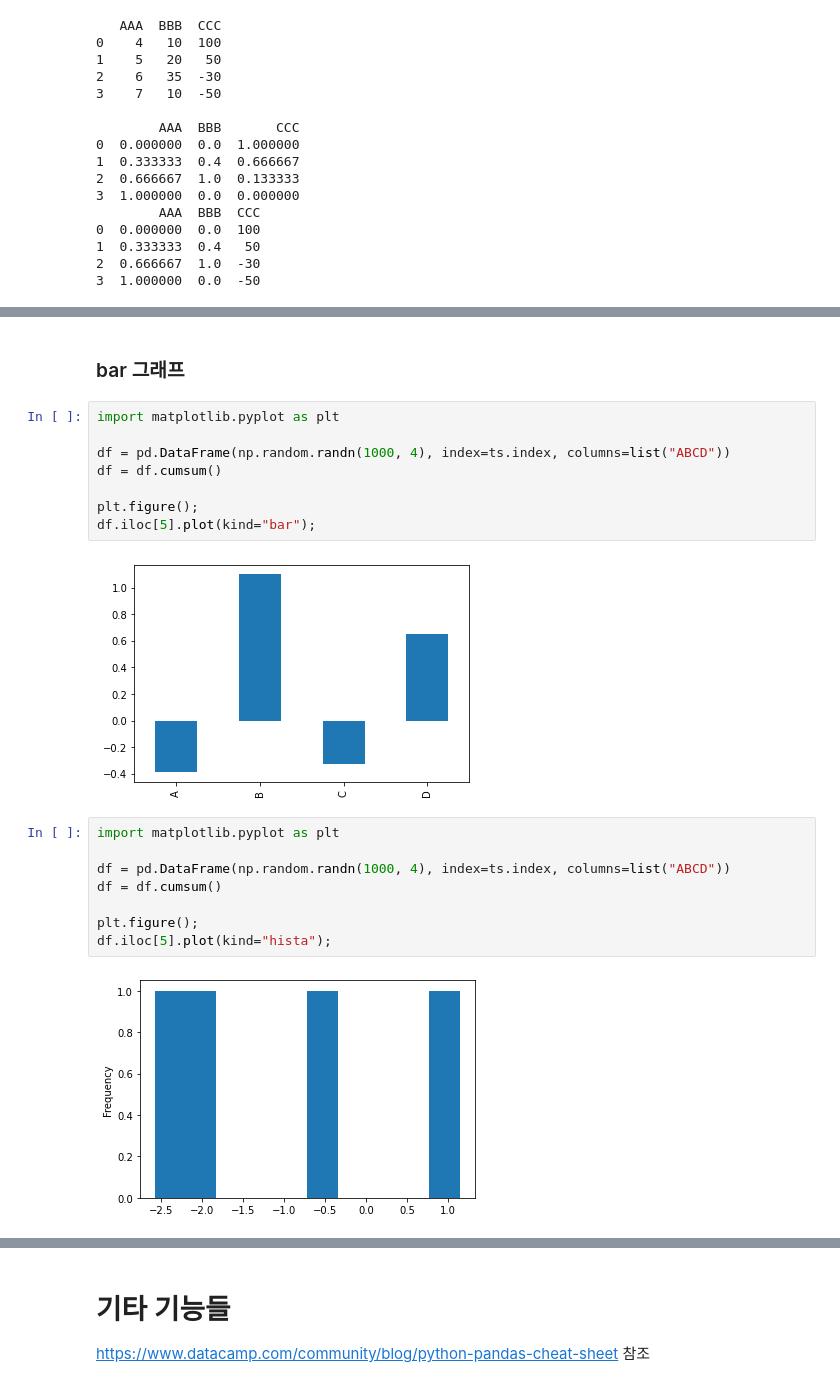
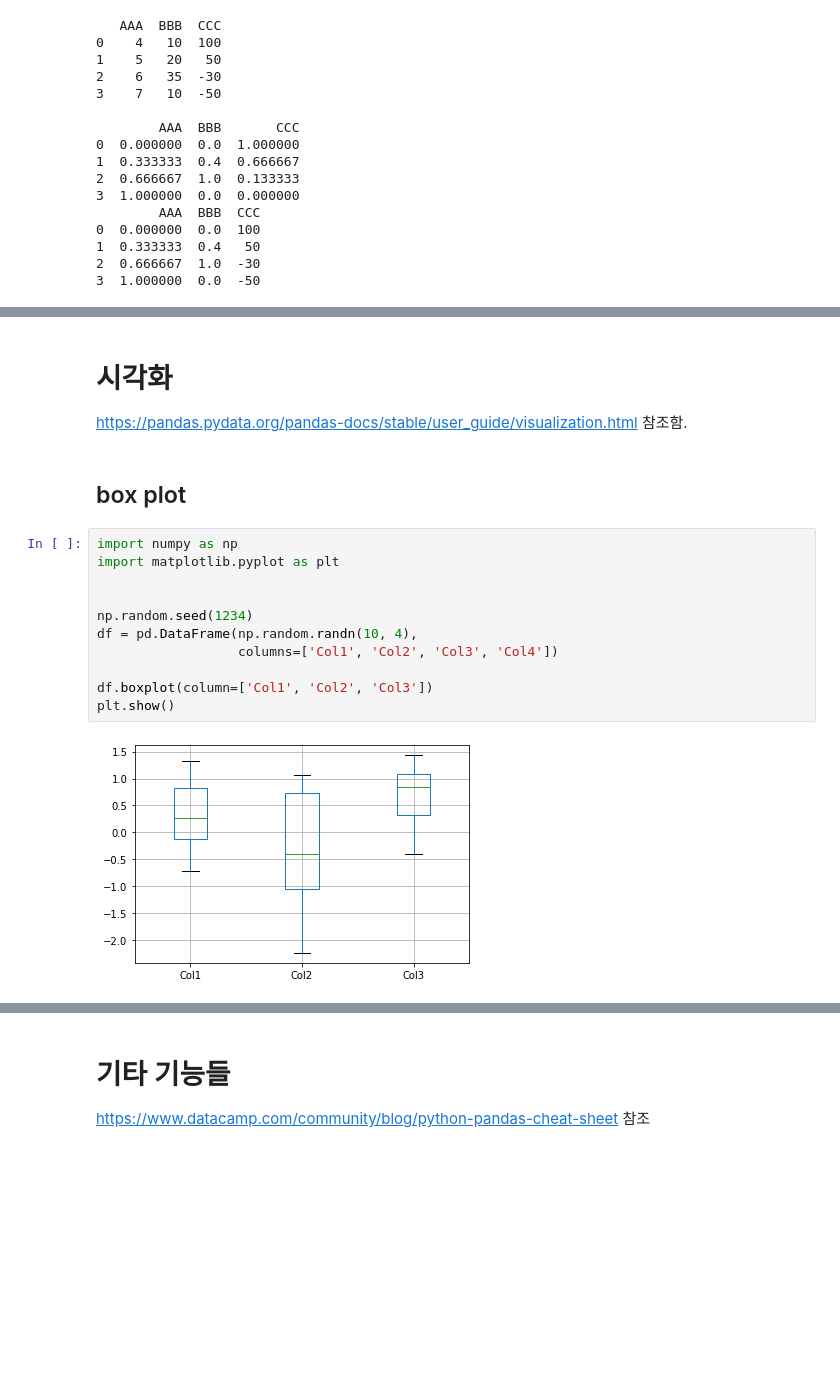
Before and after one commit to dhrim/hongik_2021, a Jupyter notebook: material/library/pandas.ipynb, the cells around one changed output, grey strips where cells are left out. Drawn from its saved outputs; the diff is of its cells as text; blank space fills up the shorter version.

Commit message:
pandas 교재 업데이트

```diff
--- a/material/library/pandas.ipynb
+++ b/material/library/pandas.ipynb
@@ -1849,22 +1815,19 @@ df3.plot(x="A", y="B");
-# %% [markdown]
-### bar 그래프
-# %%
-import matplotlib.pyplot as plt
-
-df = pd.DataFrame(np.random.randn(1000, 4), index=ts.index, columns=list("ABCD"))
-df = df.cumsum()
-
-plt.figure();
-df.iloc[5].plot(kind="bar");
-# %% [output]
-[figure, removed]
-# %%
-import matplotlib.pyplot as plt
-
-df = pd.DataFrame(np.random.randn(1000, 4), index=ts.index, columns=list("ABCD"))
-df = df.cumsum()
-
-plt.figure();
-df.iloc[5].plot(kind="hista");
-# %% [output]
-[figure, removed]
+# %% [markdown]
+# 시각화
+
+https://pandas.pydata.org/pandas-docs/stable/user_guide/visualization.html 참조함.
+# %% [markdown]
+## box plot
+# %%
+import numpy as np
+import matplotlib.pyplot as plt
+
+
+np.random.seed(1234)
+df = pd.DataFrame(np.random.randn(10, 4),
+                  columns=['Col1', 'Col2', 'Col3', 'Col4'])
+
+df.boxplot(column=['Col1', 'Col2', 'Col3'])
+plt.show()
+# %% [output]
+[figure, added]
```
Also changed, not shown: parts of 60 cells of this notebook.
